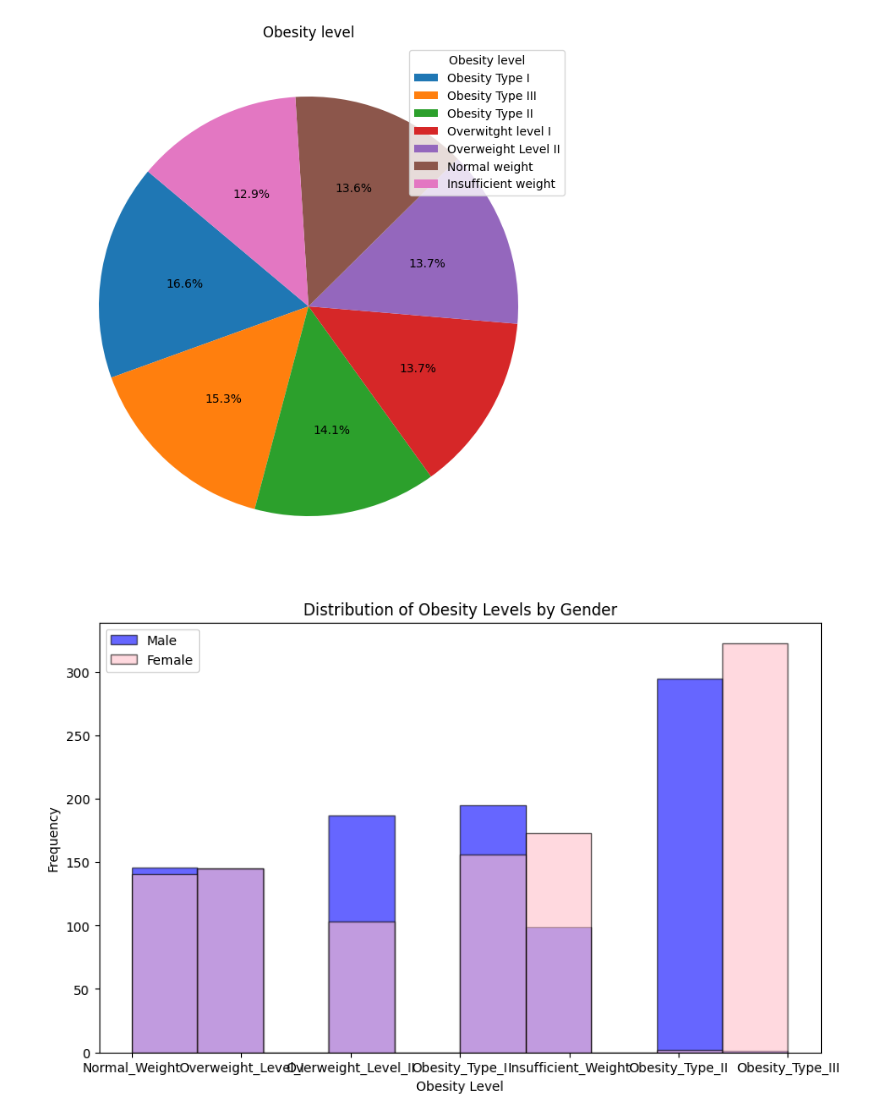
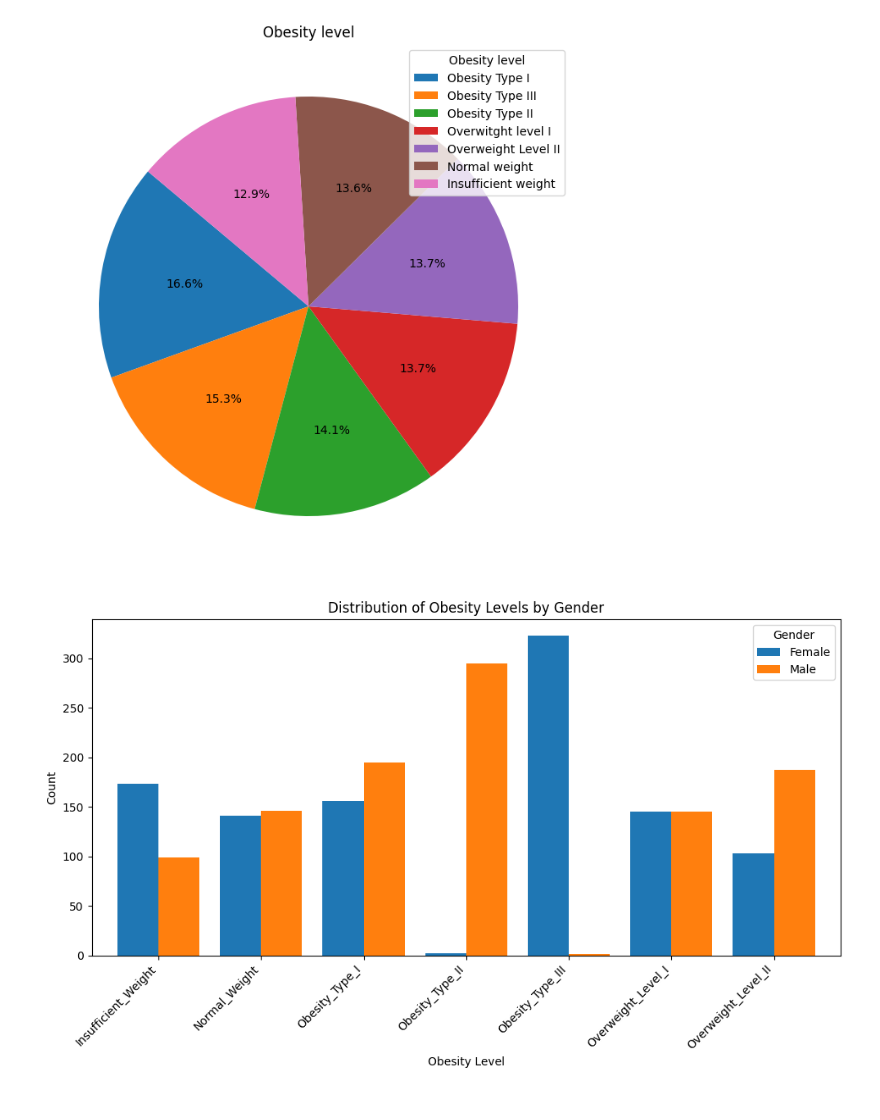
Before and after one commit to SamGombs20/DataAnalysisSample, a Jupyter notebook: code/obesiScanAnalysis.ipynb, the cells around one changed output. Saved outputs shown, nothing was run; the diff lists cells and outputs as text; code cells hidden in the pictures.

Commit message:
Update:Descriptive statistics and visualizations done

```diff
--- a/code/obesiScanAnalysis.ipynb
+++ b/code/obesiScanAnalysis.ipynb
@@ -132,23 +132,22 @@ plot_pie_chart_multiple_categories(obesity_level_proportion, "Obesity level",
 # %% [output]
 [figure]
 # %%
-#Plotting the distribution of obesity level by gender
-fig, ax = plt.subplots(figsize=(10, 6))
+counts = df.groupby(["obesity_level", "Gender"]).size().unstack(fill_value=0)
 
-# Split by gender
-male_data = df[df['Gender'] == 'Male']['obesity_level']
-female_data = df[df['Gender'] == 'Female']['obesity_level']
+ax = counts.plot(
+    kind="bar",
+    figsize=(10, 6),
+    width=0.8   # controls spacing between groups
+)
+ax.set_title("Distribution of Obesity Levels by Gender")
+ax.set_xlabel("Obesity Level")
+ax.set_ylabel("Count")
+ax.legend(title="Gender")
 
-# Plot histograms
-ax.hist(male_data, bins=10, alpha=0.6, color='blue', edgecolor='black', label='Male')
-ax.hist(female_data, bins=10, alpha=0.6, color='pink', edgecolor='black', label='Female')
+# Rotate x labels
+ax.set_xticklabels(ax.get_xticklabels(), rotation=45, ha="right")
 
-# Labels and title
-ax.set_title('Distribution of Obesity Levels by Gender')
-ax.set_xlabel('Obesity Level')
-ax.set_ylabel('Frequency')
-ax.legend()
-
+plt.tight_layout()
 plt.show()
 # %% [output]
-[figure, old version]
+[figure, new version]
```
Also changed, not shown: parts of 3 cells of this notebook.
